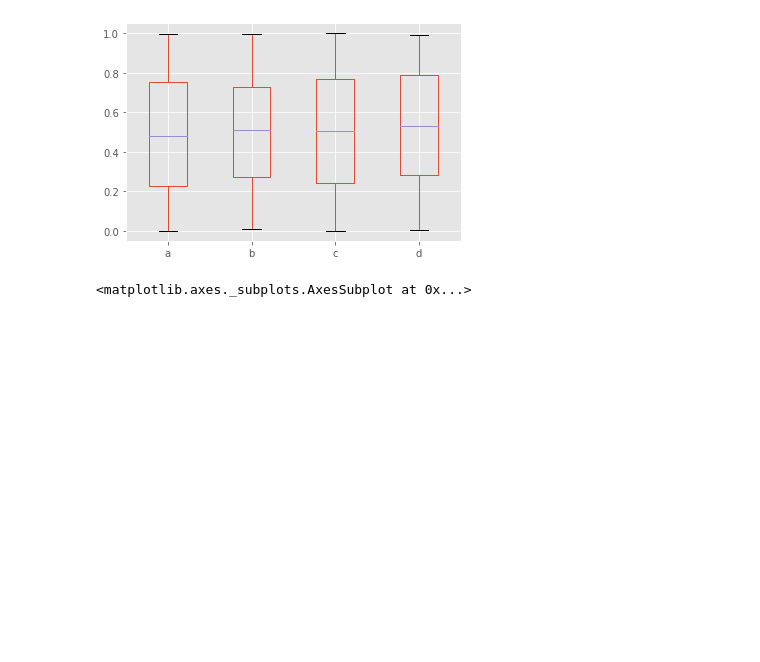
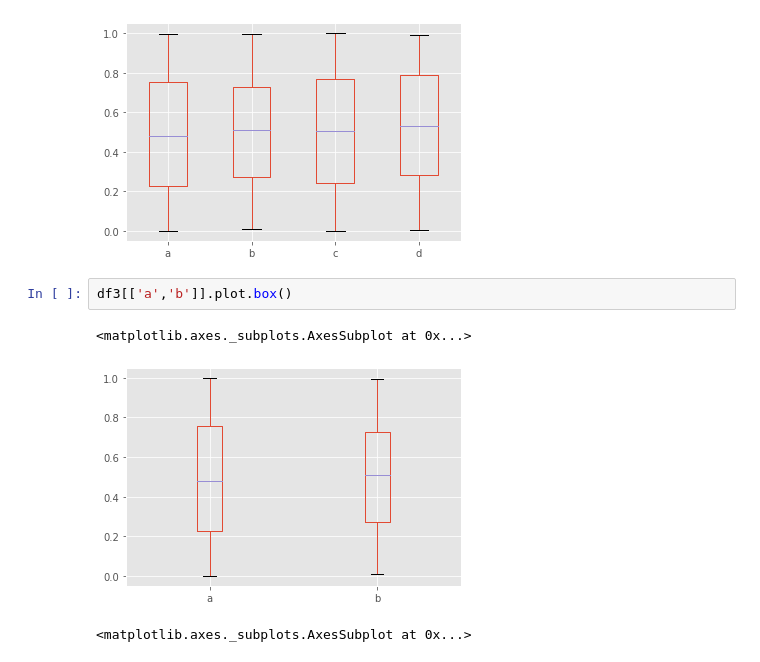
Before and after one commit to harryyifei/Python-Finance, a Jupyter notebook: 04-Visualization-Matplotlib-Pandas/04-02-Pandas Visualization/Pandas Data Visualization Exercise .ipynb, the cells around one changed output. Drawn from its saved outputs; the diff is of its cells as text; blank space fills up the shorter version.

```diff
--- a/04-Visualization-Matplotlib-Pandas/04-02-Pandas Visualization/Pandas Data Visualization Exercise .ipynb
+++ b/04-Visualization-Matplotlib-Pandas/04-02-Pandas Visualization/Pandas Data Visualization Exercise .ipynb
@@ -74,6 +74,11 @@ df3.plot.box()
 # %% [output]
 <matplotlib.axes._subplots.AxesSubplot at 0x...>
 [figure]
+# %%
+df3[['a','b']].plot.box()
+# %% [output]
+<matplotlib.axes._subplots.AxesSubplot at 0x...>
+[figure, added]
 # %%
 # %% [output]
 <matplotlib.axes._subplots.AxesSubplot at 0x...>
```
Also changed, not shown: parts of 8 cells of this notebook, 1 other file.
